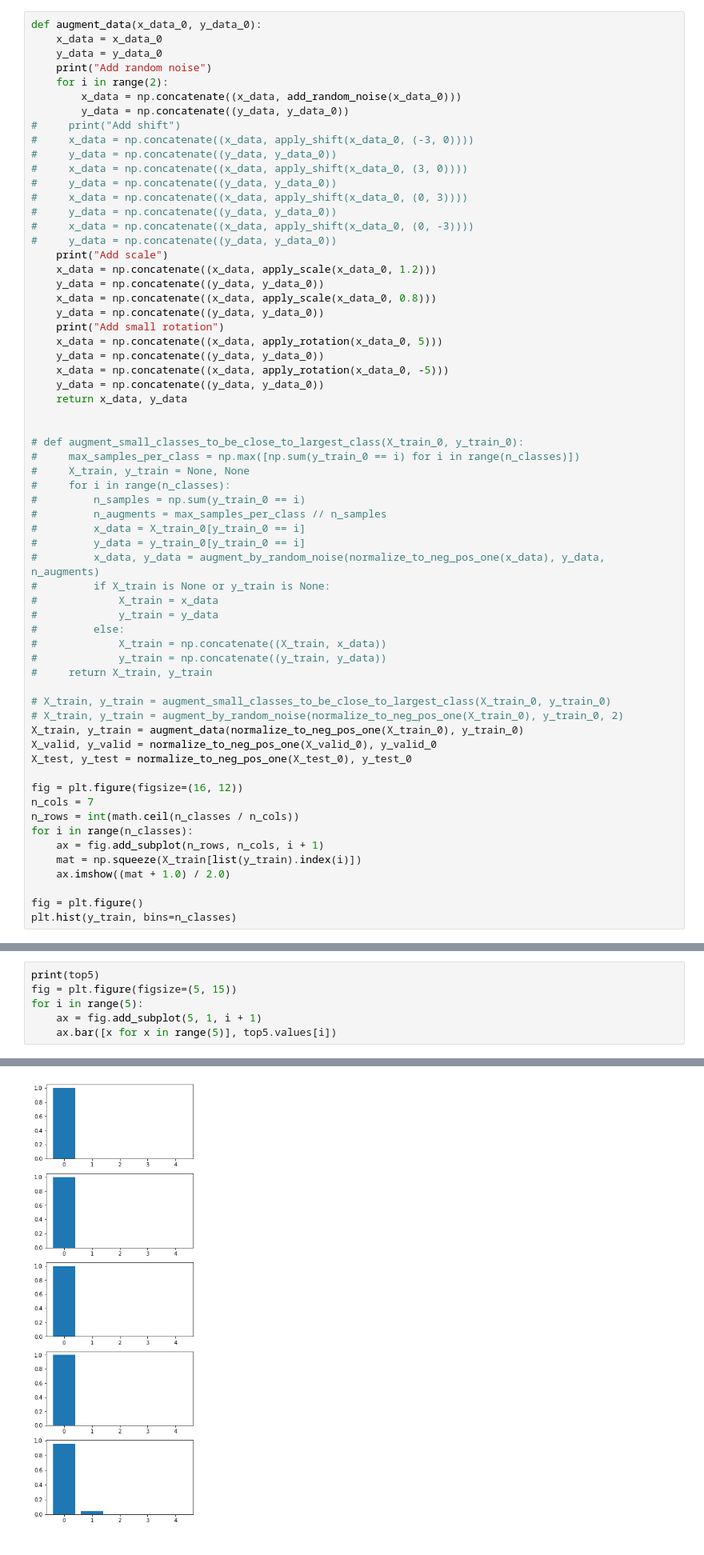
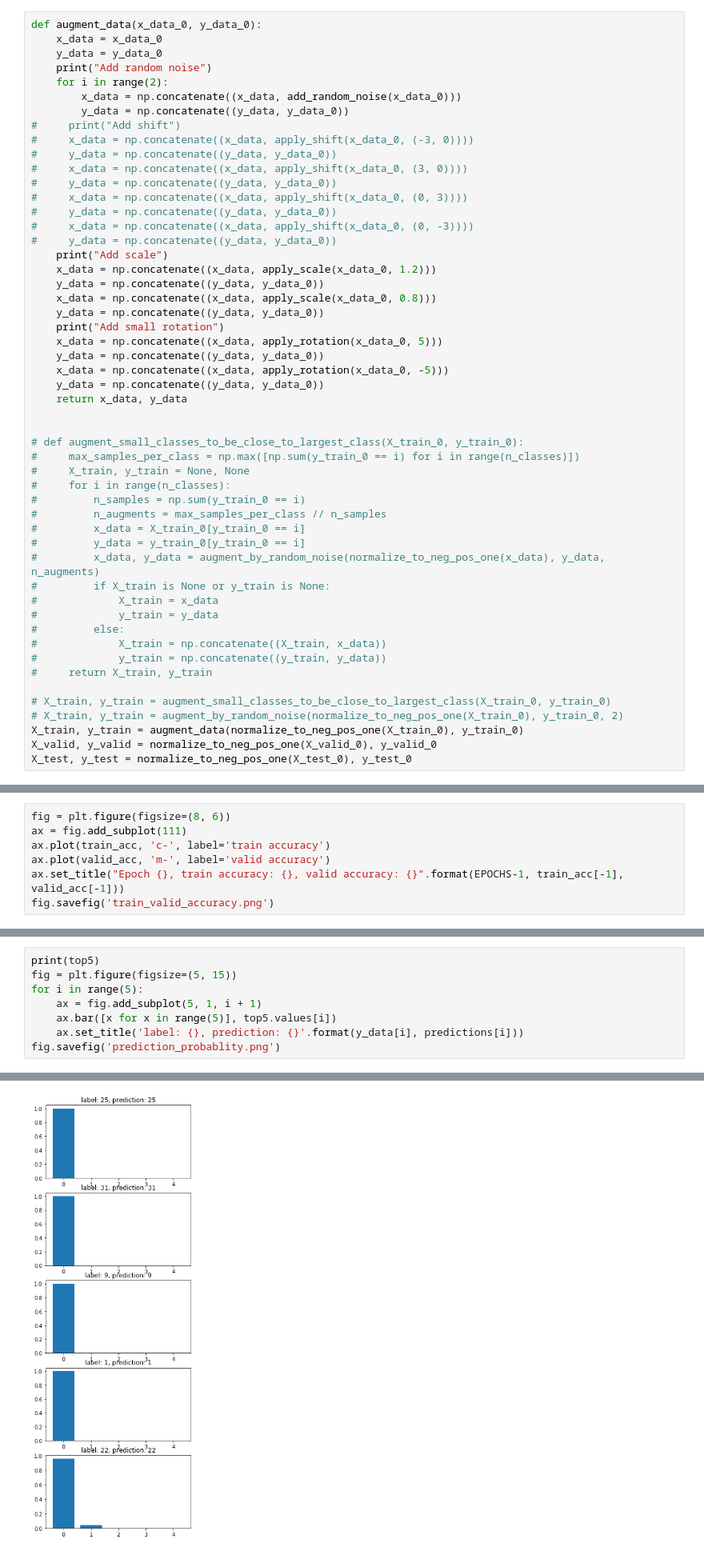
Before and after one commit to lei-zhang-code/CarND-Traffic-Sign-Classifier-Project, a Jupyter notebook: Traffic_Sign_Classifier.ipynb, the cells around one changed output, grey strips where cells are left out. Shown at 80% size. Drawn from its saved outputs; the diff is of its cells as text.

```diff
--- a/Traffic_Sign_Classifier.ipynb
+++ b/Traffic_Sign_Classifier.ipynb
@@ -305,17 +289,6 @@ def augment_data(x_data_0, y_data_0):
 X_train, y_train = augment_data(normalize_to_neg_pos_one(X_train_0), y_train_0)
 X_valid, y_valid = normalize_to_neg_pos_one(X_valid_0), y_valid_0
 X_test, y_test = normalize_to_neg_pos_one(X_test_0), y_test_0
-
-fig = plt.figure(figsize=(16, 12))
-n_cols = 7
-n_rows = int(math.ceil(n_classes / n_cols))
-for i in range(n_classes):
-    ax = fig.add_subplot(n_rows, n_cols, i + 1)
-    mat = np.squeeze(X_train[list(y_train).index(i)])
-    ax.imshow((mat + 1.0) / 2.0)
-
-fig = plt.figure()
-plt.hist(y_train, bins=n_classes)
 # %% [output]
 Add random noise
 Add scale
@@ -528,3 +523,10 @@ with tf.Session() as sess:
 Final test accuracy: 0.944893111818288
 [interactive output not drawn]
 [interactive output not drawn]
+# %%
+fig = plt.figure(figsize=(8, 6))
+ax = fig.add_subplot(111)
+ax.plot(train_acc, 'c-', label='train accuracy')
+ax.plot(valid_acc, 'm-', label='valid accuracy')
+ax.set_title("Epoch {}, train accuracy: {}, valid accuracy: {}".format(EPOCHS-1, train_acc[-1], valid_acc[-1]))
+fig.savefig('train_valid_accuracy.png')
@@ -664,25 +669,27 @@ TopKV2(values=array([[  9.97435153e-01,   6.81202626e-04,   5.80573513e-04,
 # %%
 print(top5)
 fig = plt.figure(figsize=(5, 15))
 for i in range(5):
     ax = fig.add_subplot(5, 1, i + 1)
     ax.bar([x for x in range(5)], top5.values[i])
+    ax.set_title('label: {}, prediction: {}'.format(y_data[i], predictions[i]))
+fig.savefig('prediction_probablity.png')
 # %% [output]
 TopKV2(values=array([[  9.97435153e-01,   6.81202626e-04,   5.80573513e-04,
           5.18976478e-04,   3.79727368e-04],
        [  9.99996901e-01,   2.99249928e-06,   4.24584350e-08,
           2.55934438e-08,   4.67347938e-10],
        [  9.99999762e-01,   2.11468347e-07,   3.02309935e-12,
           2.06730276e-13,   2.32573123e-14],
        [  1.00000000e+00,   1.24528132e-09,   6.40169731e-12,
           3.75682298e-12,   4.14132873e-15],
        [  9.58728075e-01,   4.12711836e-02,   7.25281780e-07,
           7.06522861e-12,   1.49406008e-12]], dtype=float32), indices=array([[25, 22, 26, 18, 29],
        [31, 23, 29, 21, 19],
        [ 9, 10, 12, 15, 23],
        [ 1,  2,  4,  5,  0],
        [22, 29, 28, 24, 30]], dtype=int32))
-[figure, old version]
+[figure, new version]
 # %% [markdown]
 ### Project Writeup
 
```
Also changed, not shown: parts of 6 cells of this notebook, 8 other files.
